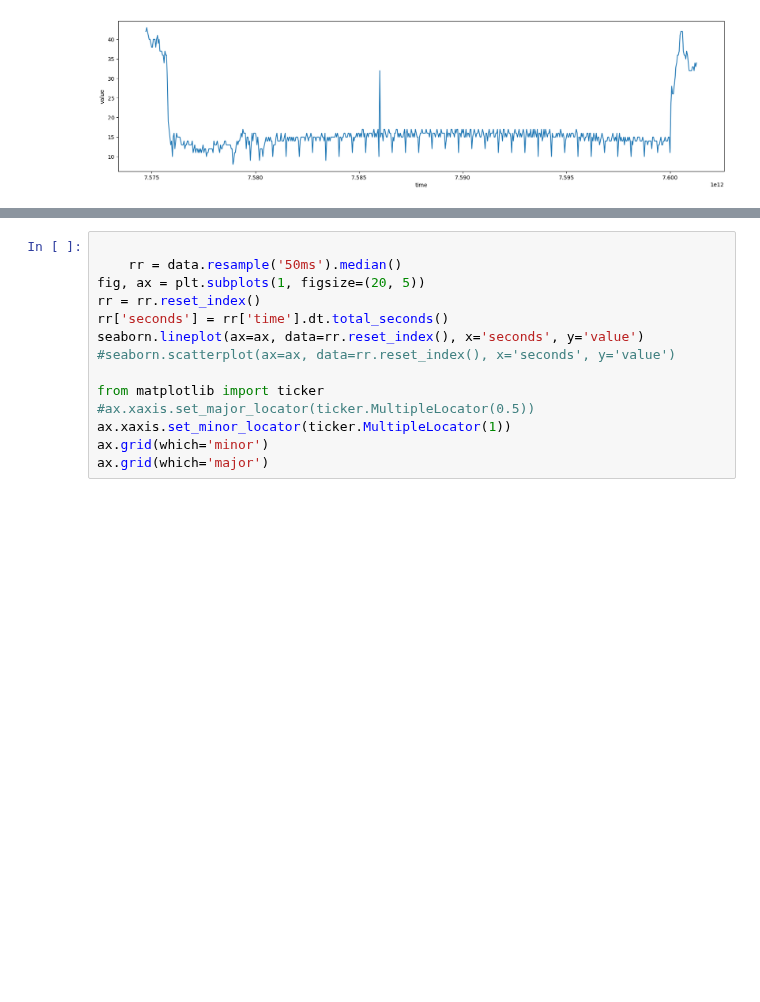
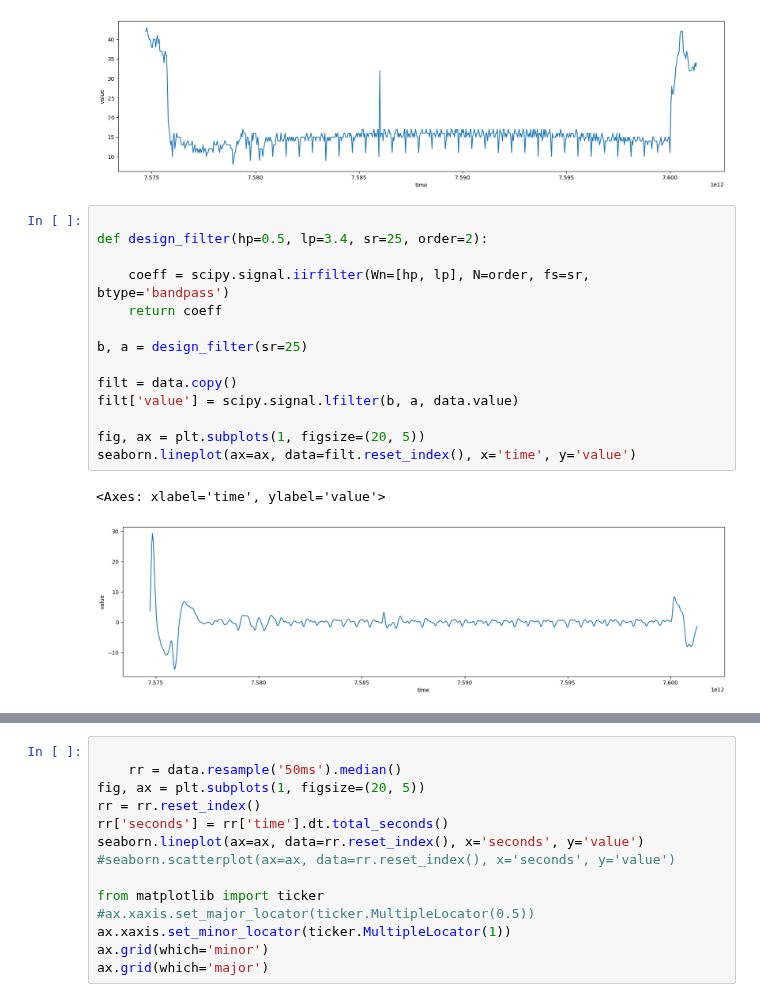
Before and after one commit to jonnor/embeddedml, a Jupyter notebook: emlearn/pulsemeter/notebooks/FirstTests.ipynb, the cells around one changed output, grey strips where cells are left out. Saved outputs shown, nothing was run; the diff lists cells and outputs as text; blank space fills up the shorter version.

Commit message:
pulsemeter: Try filtering

```diff
--- a/emlearn/pulsemeter/notebooks/FirstTests.ipynb
+++ b/emlearn/pulsemeter/notebooks/FirstTests.ipynb
@@ -45,3 +46,20 @@ seaborn.lineplot(ax=ax, data=data.reset_index(), x='time', y='value')
 # %% [output]
 <Axes: xlabel='time', ylabel='value'>
 [figure]
+# %%
+
+def design_filter(hp=0.5, lp=3.4, sr=25, order=2):
+
+    coeff = scipy.signal.iirfilter(Wn=[hp, lp], N=order, fs=sr, btype='bandpass')
+    return coeff
+
+b, a = design_filter(sr=25)
+
+filt = data.copy()
+filt['value'] = scipy.signal.lfilter(b, a, data.value)
+
+fig, ax = plt.subplots(1, figsize=(20, 5))
+seaborn.lineplot(ax=ax, data=filt.reset_index(), x='time', y='value')
+# %% [output]
+<Axes: xlabel='time', ylabel='value'>
+[figure, added]
```
Also changed, not shown: parts of 6 cells of this notebook, 1 other file.
